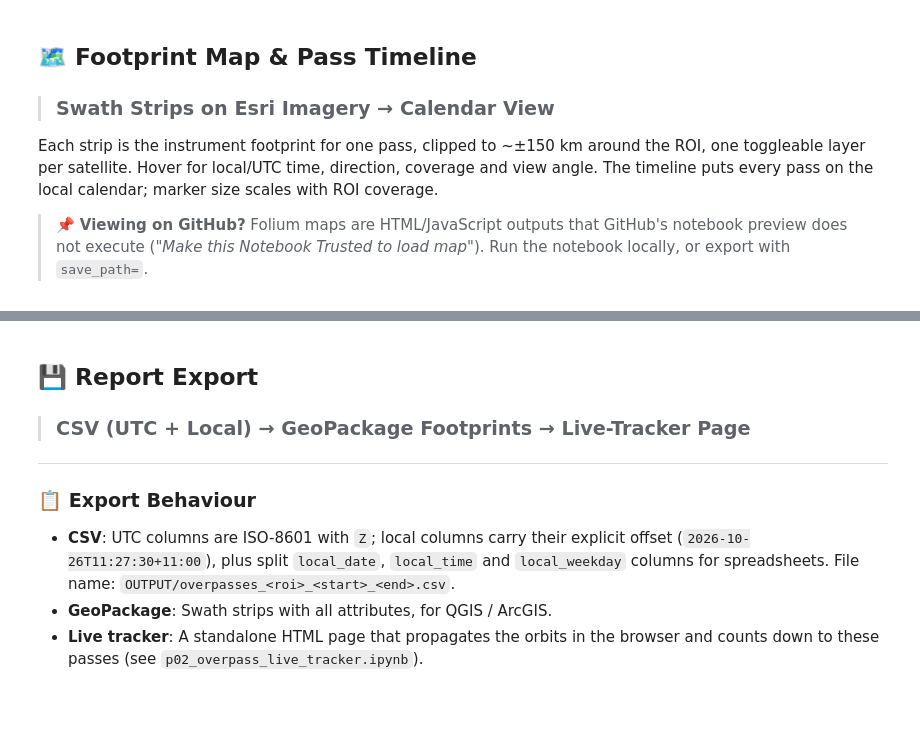
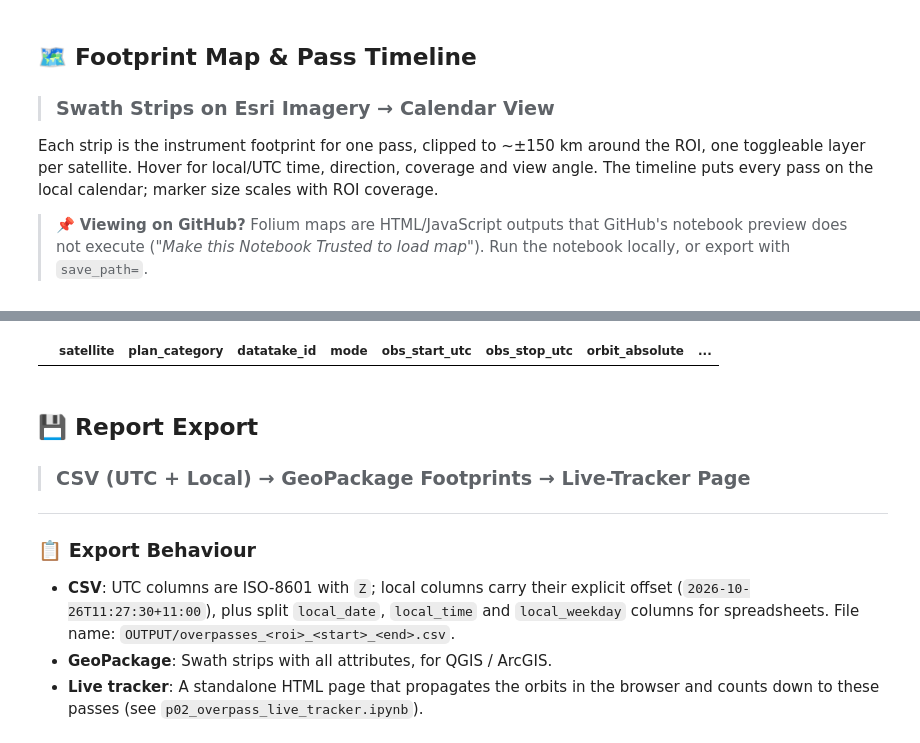
Before and after one commit to julianManning/eo-overpass-predictor, a Jupyter notebook: p01_overpass_prediction.ipynb, the cells around one changed output, grey strips where cells are left out. Drawn from its saved outputs; the diff is of its cells as text; code cells hidden in the pictures; blank space fills up the shorter version.

```diff
--- a/p01_overpass_prediction.ipynb
+++ b/p01_overpass_prediction.ipynb
@@ -241,0 +393,14 @@ else:
+# %%
+ROW = 4   # index of the pass to verify in PASSES / the summary table
+
+t, sat = PASSES.loc[ROW, "overpass_utc"], PASSES.loc[ROW, "satellite"]
+if not sat.startswith("SENTINEL-2"):
+    print(f"Row {ROW} is {sat} — only Sentinel-2 passes can be checked against ESA plans.")
+elif PLANS.empty:
+    print("No acquisition plans loaded.")
+else:
+    print(f"{sat} at {t:%Y-%m-%d %H:%M:%S} UTC")
+    display(PLANS[(PLANS["satellite"] == sat)
+                  & (PLANS["obs_start_utc"] <= t)
+                  & (PLANS["obs_stop_utc"] >= t)].drop(columns="geometry"))
+# %% [output]
@@ -242,3 +408,4 @@ else:
+|  | satellite | plan_category | datatake_id | mode | obs_start_utc | obs_stop_utc | orbit_absolute | ... |
 # %% [markdown]
 ## 💾 Report Export
 > ### **CSV (UTC + Local) → GeoPackage Footprints → Live-Tracker Page**
```
Also changed, not shown: parts of 17 cells of this notebook, 4 other files.
